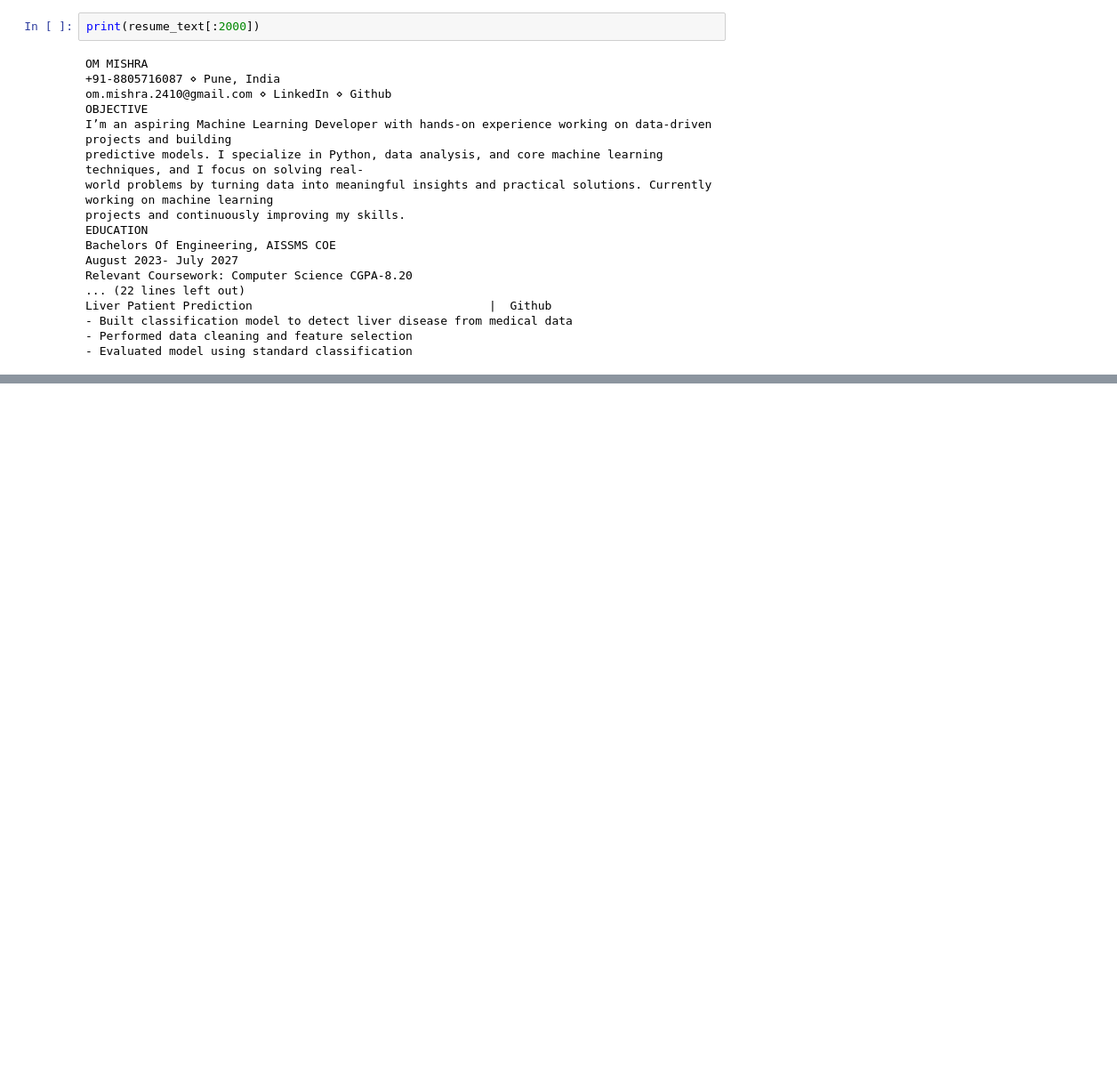
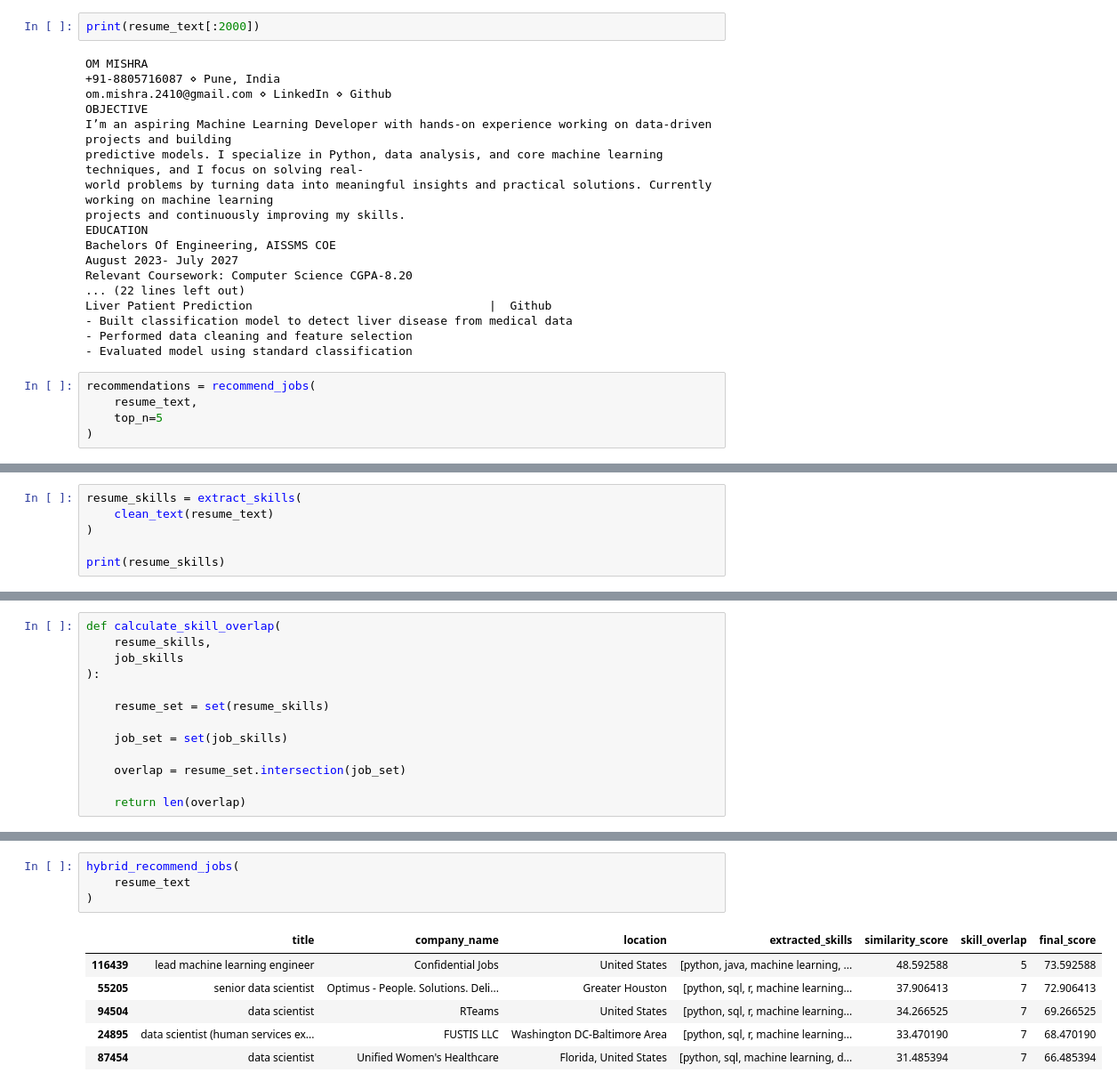
Before and after one commit to omxmishra/Carrermatch-AI, a Jupyter notebook: notebooks/data_understanding.ipynb, the cells around one changed output, grey strips where cells are left out. Shown at 89% size. Saved outputs shown, nothing was run; the diff lists cells and outputs as text; blank space fills up the shorter version.

Commit message:
recommendation intelligence

```diff
--- a/notebooks/data_understanding.ipynb
+++ b/notebooks/data_understanding.ipynb
@@ -630,3 +630,8 @@ Liver Patient Prediction                                  |  Github
 - Built classification model to detect liver disease from medical data
 - Performed data cleaning and feature selection
 - Evaluated model using standard classification
+# %%
+recommendations = recommend_jobs(
+    resume_text,
+    top_n=5
+)
@@ -632,0 +661,6 @@ Liver Patient Prediction                                  |  Github
+# %%
+resume_skills = extract_skills(
+    clean_text(resume_text)
+)
+
+print(resume_skills)
@@ -632,0 +669,13 @@ Liver Patient Prediction                                  |  Github
+# %%
+def calculate_skill_overlap(
+    resume_skills,
+    job_skills
+):
+
+    resume_set = set(resume_skills)
+
+    job_set = set(job_skills)
+
+    overlap = resume_set.intersection(job_set)
+
+    return len(overlap)
@@ -632,0 +760,11 @@ Liver Patient Prediction                                  |  Github
+# %%
+hybrid_recommend_jobs(
+    resume_text
+)
+# %% [output]
+|  | title | company_name | location | extracted_skills | similarity_score | skill_overlap | final_score |
+| 116439 | lead machine learning engineer | Confidential Jobs | United States | [python, java, machine learning, ... | 48.592588 | 5 | 73.592588 |
+| 55205 | senior data scientist | Optimus - People. Solutions. Deli... | Greater Houston | [python, sql, r, machine learning... | 37.906413 | 7 | 72.906413 |
+| 94504 | data scientist | RTeams | United States | [python, sql, r, machine learning... | 34.266525 | 7 | 69.266525 |
+| 24895 | data scientist (human services ex... | FUSTIS LLC | Washington DC-Baltimore Area | [python, sql, r, machine learning... | 33.470190 | 7 | 68.470190 |
+| 87454 | data scientist | Unified Women's Healthcare | Florida, United States | [python, sql, machine learning, d... | 31.485394 | 7 | 66.485394 |
```
Also changed, not shown: parts of 6 cells of this notebook.
